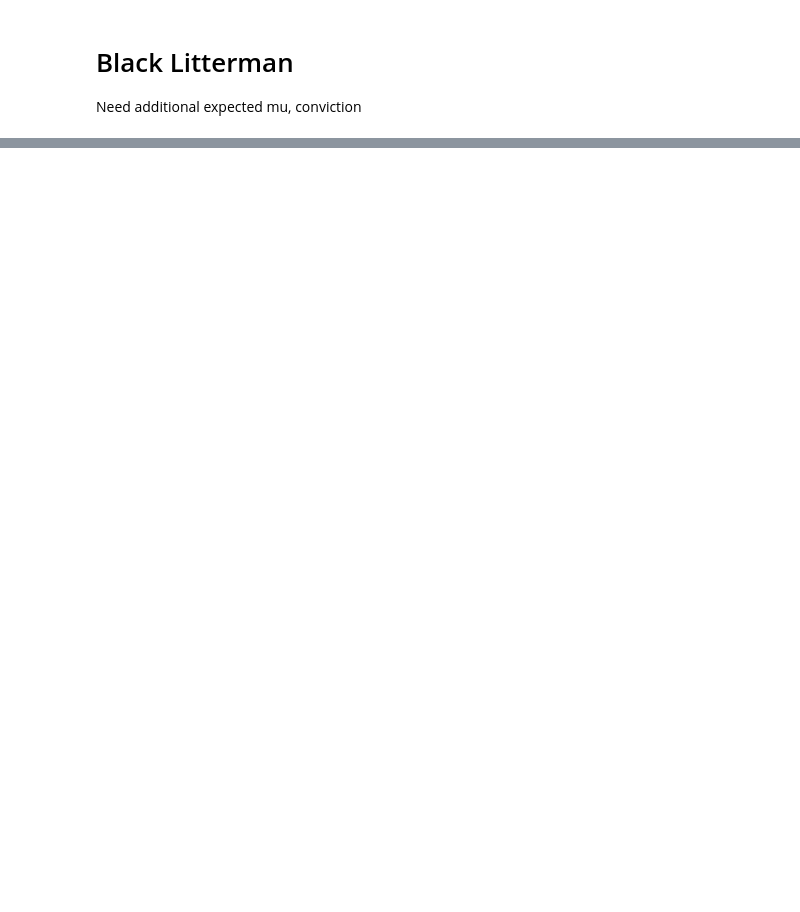
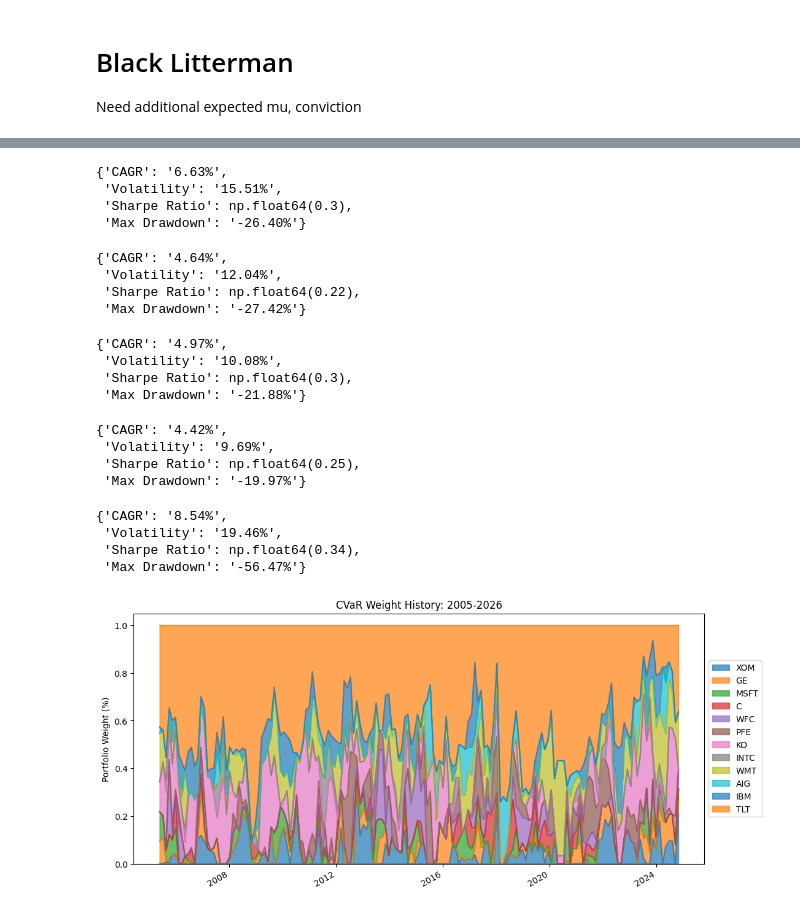
Before and after one commit to SJEGoh/Portfolio-Optimizer, a Jupyter notebook: src/report.ipynb, the cells around one changed output, grey strips where cells are left out. Saved outputs shown, nothing was run; the diff lists cells and outputs as text; code cells hidden in the pictures; blank space fills up the shorter version.

```diff
--- a/src/report.ipynb
+++ b/src/report.ipynb
@@ -192,22 +208,0 @@ np.float64(0.09906733863783863)
-# %%
-from pypfopt import EfficientCVaR, expected_returns
-
-def run_cvar_optimization(price_data, alpha=0.95):
-    """
-    Optimizes for the Minimum CVaR (Expected Shortfall).
-    alpha=0.95 means we are looking at the average of the worst 5% of losses.
-    """
-    # 1. Calculate daily returns (CVaR needs the raw distribution, not a matrix)
-    returns = price_data.pct_change().dropna()
-
-    # 2. Initialize EfficientCVaR
-    # We pass 'None' for expected returns to focus purely on risk minimization
-    # beta is the confidence level (0.95 corresponds to the 5% tail)
-    ec = EfficientCVaR(expected_returns=None, returns=returns, beta=alpha)
-
-    # 3. Optimize for the minimum CVaR
-    weights = ec.min_cvar()
-
-    # 4. Clean and return as a Series
-    cleaned_weights = ec.clean_weights()
-    return pd.Series(cleaned_weights.values(), index=returns.columns)
@@ -248,0 +304,43 @@ HRP Vol: 0.10
+# %%
+extract_portfolio_metrics(mpt_sharpe_ec)
+# %% [output]
+{'CAGR': '6.63%',
+ 'Volatility': '15.51%',
+ 'Sharpe Ratio': np.float64(0.3),
+ 'Max Drawdown': '-26.40%'}
+# %%
+extract_portfolio_metrics(mpt_vol_ec)
+# %% [output]
+{'CAGR': '4.64%',
+ 'Volatility': '12.04%',
+ 'Sharpe Ratio': np.float64(0.22),
+ 'Max Drawdown': '-27.42%'}
+# %%
+extract_portfolio_metrics(hrp_ec)
+# %% [output]
+{'CAGR': '4.97%',
+ 'Volatility': '10.08%',
+ 'Sharpe Ratio': np.float64(0.3),
+ 'Max Drawdown': '-21.88%'}
+# %%
+extract_portfolio_metrics(cvar_ec)
+# %% [output]
+{'CAGR': '4.42%',
+ 'Volatility': '9.69%',
+ 'Sharpe Ratio': np.float64(0.25),
+ 'Max Drawdown': '-19.97%'}
+# %%
+extract_portfolio_metrics(spy_ec)
+# %% [output]
+{'CAGR': '8.54%',
+ 'Volatility': '19.46%',
+ 'Sharpe Ratio': np.float64(0.34),
+ 'Max Drawdown': '-56.47%'}
+# %%
+cvar_weights.plot(kind='area', stacked=True, alpha=0.7, figsize=(12, 6))
+plt.legend(loc='center left', bbox_to_anchor=(1, 0.5))
+plt.ylabel("Portfolio Weight (%)")
+plt.title("CVaR Weight History: 2005-2026")
+plt.show()
+# %% [output]
+[figure, added]
```
Also changed, not shown: parts of 28 cells of this notebook, 2 other files.
